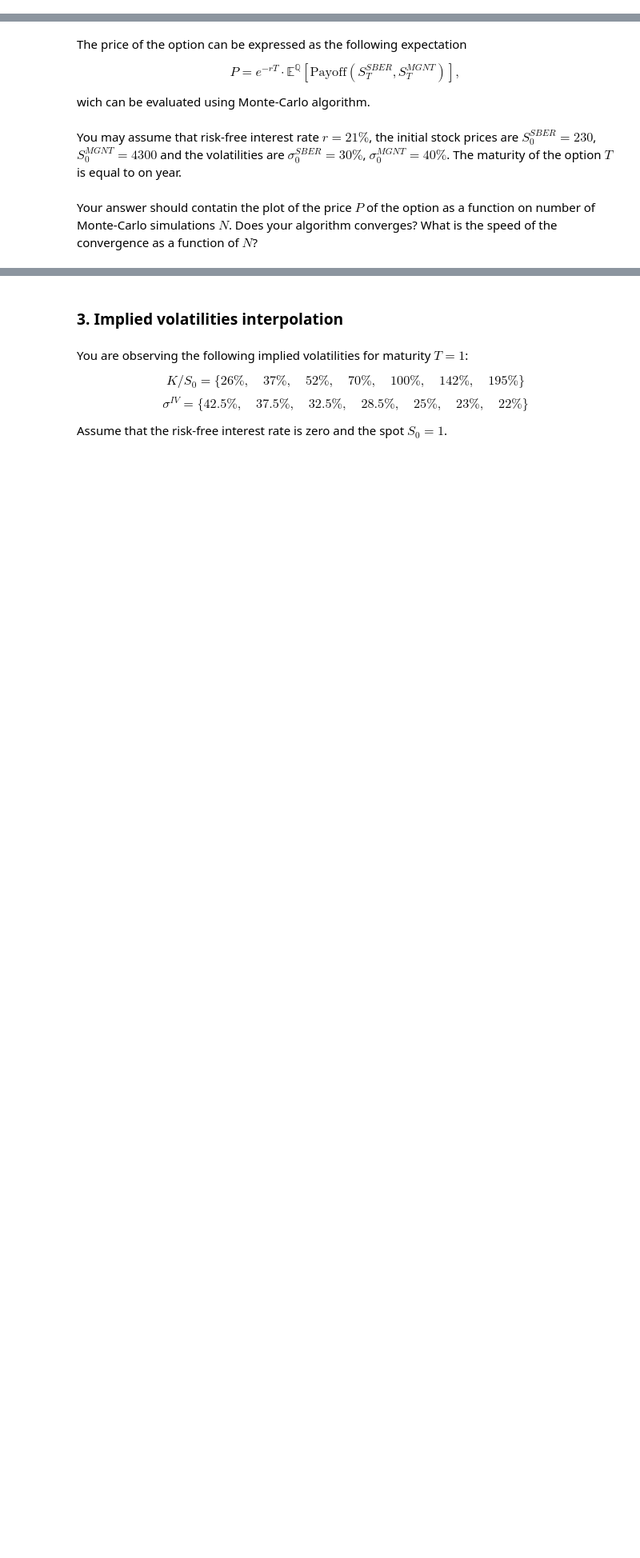
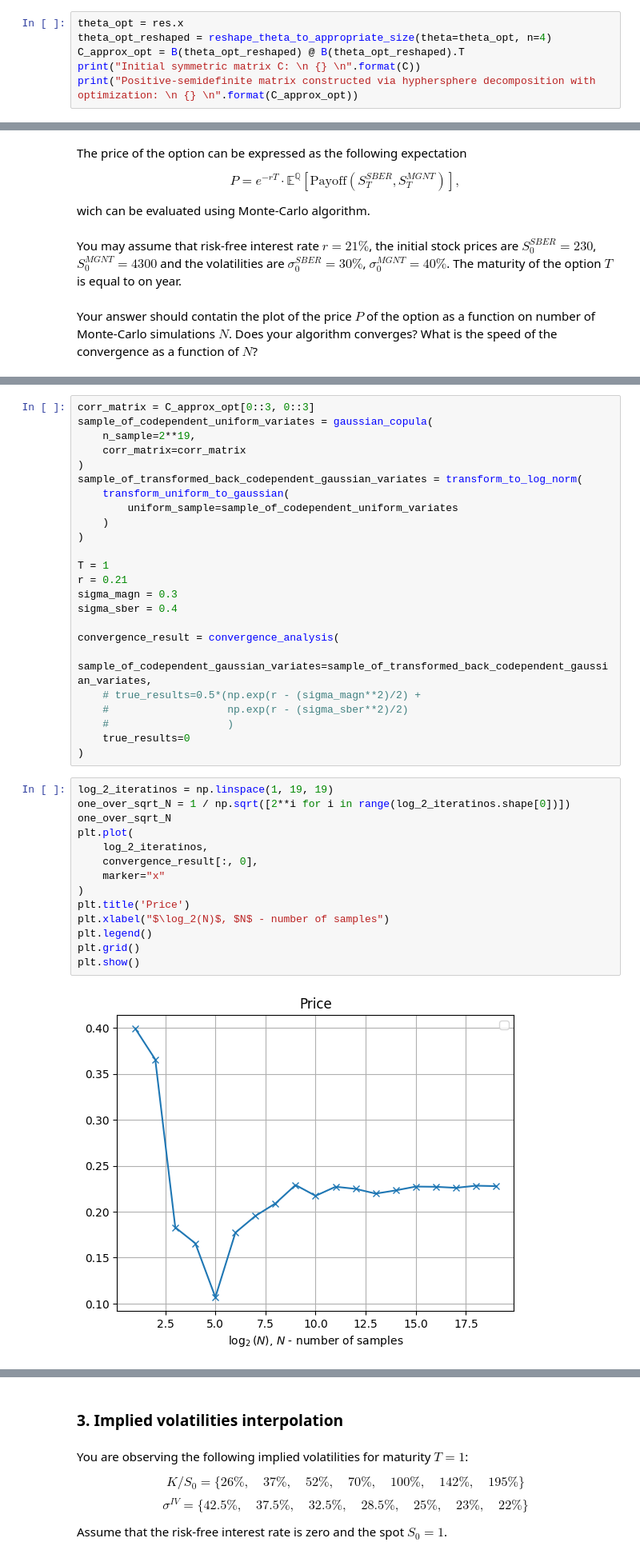
Before and after one commit to Cloda/Homeworks, a Jupyter notebook: VegaNumMethodsFinance/ExtraWork/NMF 2024 - Test - Cherepakhin.ipynb, the cells around one changed output, grey strips where cells are left out. Shown: that part at 80% size. Drawn from its saved outputs; the diff is of its cells as text; blank space fills up the shorter version.

```diff
--- a/VegaNumMethodsFinance/ExtraWork/NMF 2024 - Test - Cherepakhin.ipynb
+++ b/VegaNumMethodsFinance/ExtraWork/NMF 2024 - Test - Cherepakhin.ipynb
@@ -30,0 +167,6 @@ Your answer should contatin the resulting matrix $\widetilde{\text{C}}$ and the
+# %%
+theta_opt = res.x
+theta_opt_reshaped = reshape_theta_to_appropriate_size(theta=theta_opt, n=4)
+C_approx_opt = B(theta_opt_reshaped) @ B(theta_opt_reshaped).T
+print("Initial symmetric matrix C: \n {} \n".format(C))
+print("Positive-semidefinite matrix constructed via hyphersphere decomposition with optimization: \n {} \n".format(C_approx_opt))
@@ -56,0 +276,40 @@ Your answer should contatin the plot of the price $P$ of the option as a functio
+# %%
+corr_matrix = C_approx_opt[0::3, 0::3]
+sample_of_codependent_uniform_variates = gaussian_copula(
+    n_sample=2**19,
+    corr_matrix=corr_matrix
+)
+sample_of_transformed_back_codependent_gaussian_variates = transform_to_log_norm(
+    transform_uniform_to_gaussian(
+        uniform_sample=sample_of_codependent_uniform_variates
+    )
+)
+
+T = 1
+r = 0.21
+sigma_magn = 0.3
+sigma_sber = 0.4
+
+convergence_result = convergence_analysis(
+    sample_of_codependent_gaussian_variates=sample_of_transformed_back_codependent_gaussian_variates,
+    # true_results=0.5*(np.exp(r - (sigma_magn**2)/2) +
+    #                   np.exp(r - (sigma_sber**2)/2)
+    #                   )
+    true_results=0
+)
+# %%
+log_2_iteratinos = np.linspace(1, 19, 19)
+one_over_sqrt_N = 1 / np.sqrt([2**i for i in range(log_2_iteratinos.shape[0])])
+one_over_sqrt_N
+plt.plot(
+    log_2_iteratinos,
+    convergence_result[:, 0],
+    marker="x"
+)
+plt.title('Price')
+plt.xlabel("$\log_2(N)$, $N$ - number of samples")
+plt.legend()
+plt.grid()
+plt.show()
+# %% [output]
+[figure, added]
```
Also changed, not shown: parts of 26 cells of this notebook, 2 other files.
